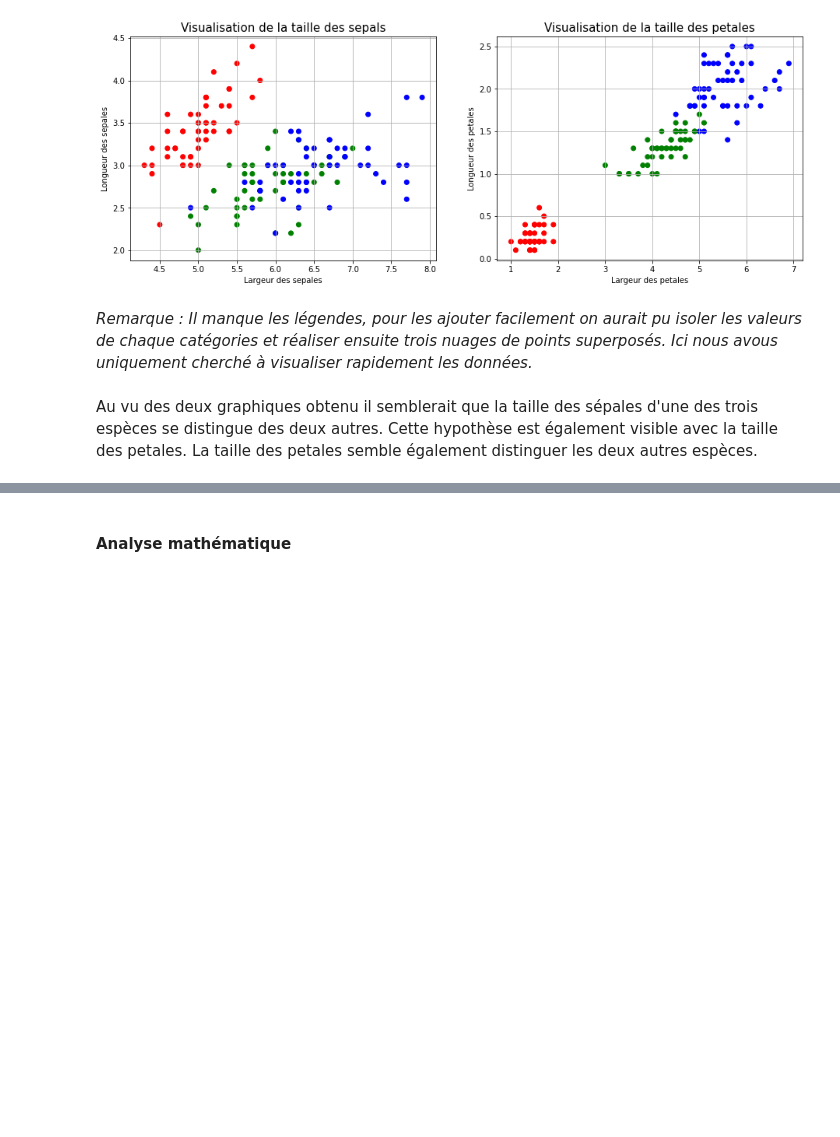
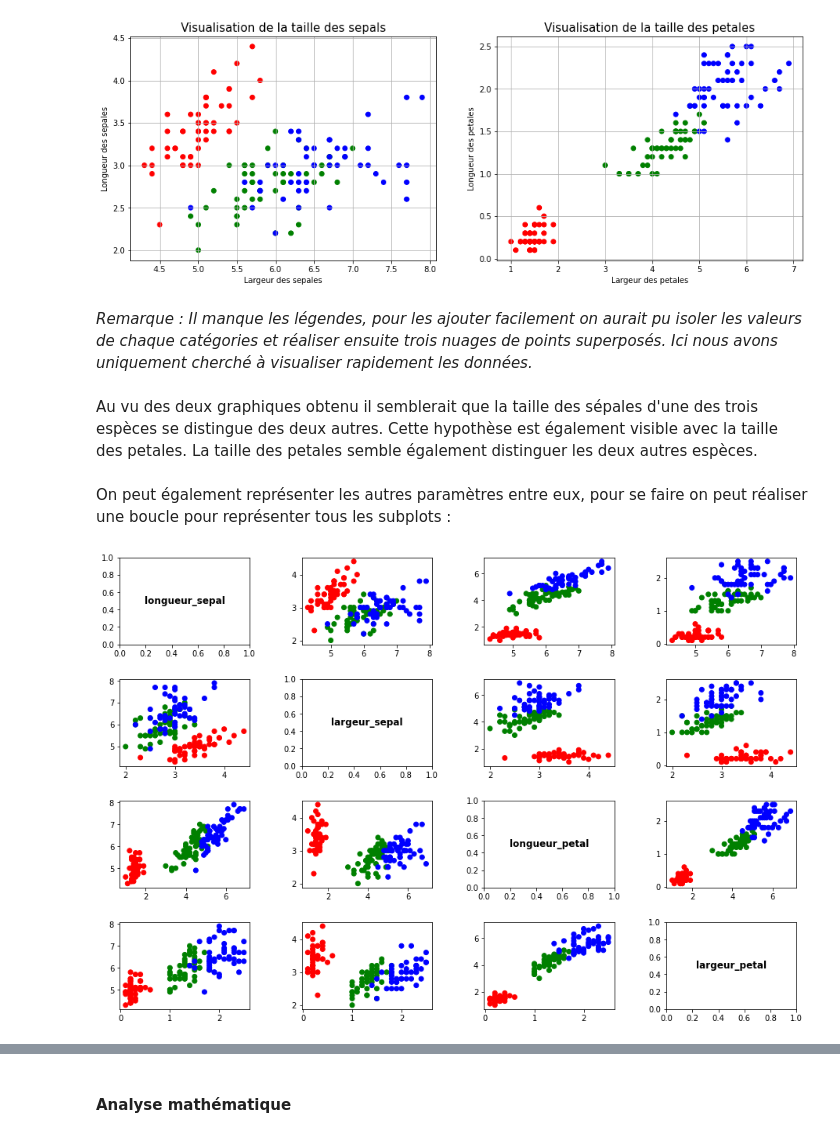
Before and after one commit to CassiaFa/Analyse_Donnees, a Jupyter notebook: analyse.ipynb, the cells around one changed output, grey strips where cells are left out. Cells and saved outputs as stored; diff of their text form; code cells hidden in the pictures; blank space fills up the shorter version.

Commit message:
Ajout d'autres graphiques

```diff
--- a/analyse.ipynb
+++ b/analyse.ipynb
@@ -398,4 +398,5 @@ print(legende_especes)
 ['setosa' 'versicolor' 'virginica']
 # %%
 label_especes = labelE.fit_transform(data_iris["espece"])
-couleur_cat = np.array(['r','g','b'])
+data_iris["label"] = label_especes
+data_iris.head()
@@ -430,6 +440,29 @@ plt.show()
 # %% [output]
 [figure]
 # %% [markdown]
-*Remarque : Il manque les légendes, pour les ajouter facilement on aurait pu isoler les valeurs de chaque catégories et réaliser ensuite trois nuages de points superposés. Ici nous avous uniquement cherché à visualiser rapidement les données.*
+*Remarque : Il manque les légendes, pour les ajouter facilement on aurait pu isoler les valeurs de chaque catégories et réaliser ensuite trois nuages de points superposés. Ici nous avons uniquement cherché à visualiser rapidement les données.*
 # %% [markdown]
 Au vu des deux graphiques obtenu il semblerait que la taille des sépales d'une des trois espèces se distingue des deux autres. Cette hypothèse est également visible avec la taille des petales. La taille des petales semble également distinguer les deux autres espèces.
+# %% [markdown]
+On peut également représenter les autres paramètres entre eux, pour se faire on peut réaliser une boucle pour représenter tous les subplots :
+# %%
+xy = len(data_iris.columns[:-1])
+fig, axs = plt.subplots(xy-1, xy-1)
+
+for y, p2 in zip(data_iris.columns[:-2], range(xy)):
+    for x, p1 in zip(data_iris.columns[:-2], range(xy)):
+        if y != x :
+            axs[p1, p2].scatter(data_iris[x], data_iris[y], c=couleur_cat[label_especes])
+        else:
+            axs[p1, p2].text(0.5, 0.5, y, ha="center", va="center", fontsize="large", fontweight="bold")
+
+plt.subplots_adjust(left = 0,
+           bottom = 0,
+           right = 2, # Largeur du graphique
+           top = 2, # Hauteur du graphique
+           wspace = 0.4,
+           hspace = 0.4)
+
+plt.show()
+# %% [output]
+[figure, added]
```
Also changed, not shown: parts of 9 cells of this notebook.
